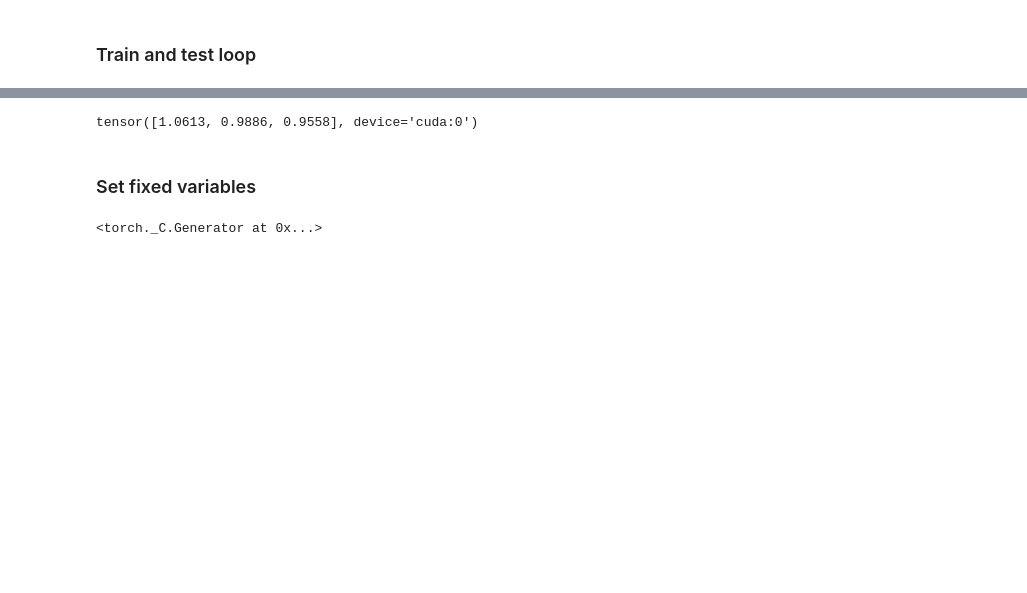
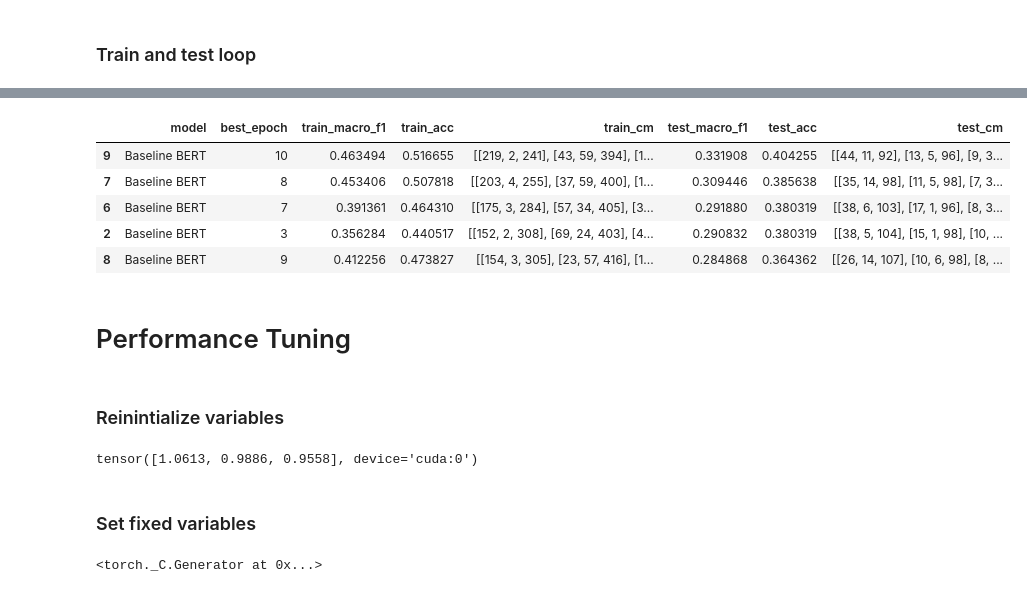
Before and after one commit to cheriechia/genAI-deepL-project, a Jupyter notebook: rnn_for_captions_LSTM.ipynb, the cells around one changed output, grey strips where cells are left out. Drawn from its saved outputs; the diff is of its cells as text; code cells hidden in the pictures; blank space fills up the shorter version.

```diff
--- a/rnn_for_captions_LSTM.ipynb
+++ b/rnn_for_captions_LSTM.ipynb
@@ -143,4 +149,4 @@ class CaptionDataset(Dataset):
 # %%
-# batch_size = 32
-# train_loader = DataLoader(train_ds, batch_size=batch_size, shuffle=True)
-# test_loader  = DataLoader(test_ds, batch_size=batch_size, shuffle=False)
+batch_size = 32
+train_loader = DataLoader(train_ds, batch_size=batch_size, shuffle=True, generator=g)
+test_loader  = DataLoader(test_ds, batch_size=batch_size, shuffle=False)
@@ -332,3 +366,39 @@ def evaluate_metrics(loader, model):
     macro_f1 = f1_score(all_labels, all_preds, average="macro")
 
     return accuracy, cm, macro_f1
+# %%
+results = []
+best_row = None
+
+for epoch in range(10):
+
+    train_loss = train_epoch(train_loader)
+    test_loss  = test_epoch(test_loader)
+
+    # Metrics
+    train_acc, train_cm, train_macro_f1 = evaluate_metrics(train_loader, model)
+    test_acc, test_cm, test_macro_f1 = evaluate_metrics(test_loader, model)
+
+    best_row = {
+        "model": "Baseline LSTM",
+        "best_epoch": epoch + 1,
+        "train_macro_f1": train_macro_f1,
+        "train_acc": train_acc,
+        "train_cm": train_cm,
+        "test_macro_f1": test_macro_f1,
+        "test_acc": test_acc,
+        "test_cm": test_cm,
+    }
+    results.append(best_row)
+
+    print(f"\nEpoch {epoch+1}")
+    print(f"Train   | loss={train_loss:.4f}, acc={train_acc:.3f}, macro-F1={train_macro_f1:.3f}")
+    print(f"Test    | loss={test_loss:.4f}, acc={test_acc:.3f}, macro-F1={test_macro_f1:.3f}")
+
+    print("Train Confusion Matrix:")
+    print(train_cm)
+
+    print("Test Confusion Matrix:")
+    print(test_cm)
+
+df_baseline = pd.DataFrame(results)
@@ -335,3 +437,17 @@ def evaluate_metrics(loader, model):
+# %%
+# Rank models by test macro F1
+df_baseline.sort_values("test_macro_f1", ascending=False).head(5)
+# %% [output]
+|  | model | best_epoch | train_macro_f1 | train_acc | train_cm | test_macro_f1 | test_acc | test_cm |
+| 9 | Baseline BERT | 10 | 0.463494 | 0.516655 | [[219, 2, 241], [43, 59, 394], [1... | 0.331908 | 0.404255 | [[44, 11, 92], [13, 5, 96], [9, 3... |
+| 7 | Baseline BERT | 8 | 0.453406 | 0.507818 | [[203, 4, 255], [37, 59, 400], [1... | 0.309446 | 0.385638 | [[35, 14, 98], [11, 5, 98], [7, 3... |
+| 6 | Baseline BERT | 7 | 0.391361 | 0.464310 | [[175, 3, 284], [57, 34, 405], [3... | 0.291880 | 0.380319 | [[38, 6, 103], [17, 1, 96], [8, 3... |
+| 2 | Baseline BERT | 3 | 0.356284 | 0.440517 | [[152, 2, 308], [69, 24, 403], [4... | 0.290832 | 0.380319 | [[38, 5, 104], [15, 1, 98], [10, ... |
+| 8 | Baseline BERT | 9 | 0.412256 | 0.473827 | [[154, 3, 305], [23, 57, 416], [1... | 0.284868 | 0.364362 | [[26, 14, 107], [10, 6, 98], [8, ... |
+# %% [markdown]
+# Performance Tuning
+# %% [markdown]
+### Reinintialize variables
 # %%
 # class weights
 import numpy as np
```
Also changed, not shown: parts of 10 cells of this notebook, 5 other files.
